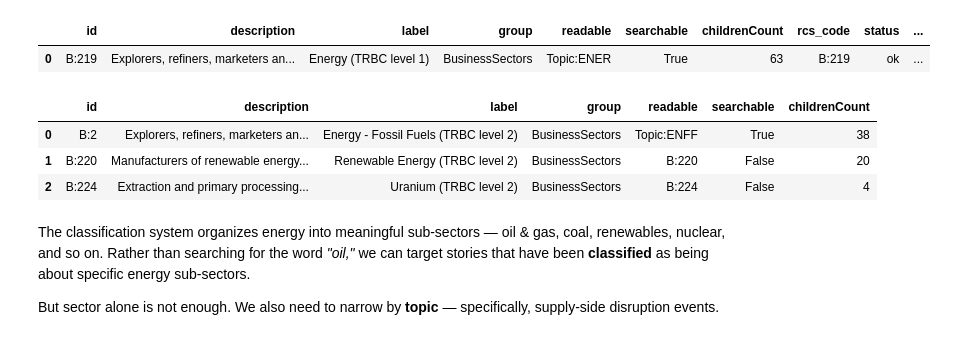
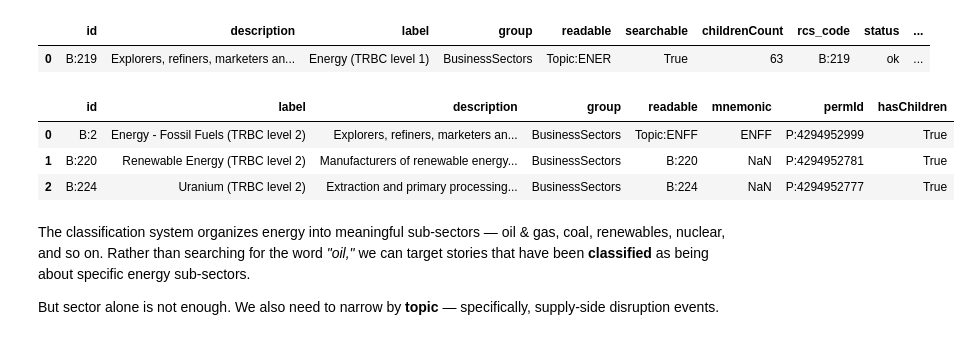
Before and after one commit to LSEG-API-Samples/Article.DataLibrary.Python.NewsSignals, a Jupyter notebook: energy_news_signals.ipynb, the cells around one changed output. Cells and saved outputs as stored; diff of their text form; code cells hidden in the pictures.

```diff
--- a/energy_news_signals.ipynb
+++ b/energy_news_signals.ipynb
@@ -134,13 +152,13 @@ energy_sector
 | 0 | B:219 | Explorers, refiners, marketers an... | Energy (TRBC level 1) | BusinessSectors | Topic:ENER | True | 63 | B:219 | ok | ... |
 # %%
 # What sub-sectors exist under Energy?
-energy_children = pd.concat([metadata.children(code) for code in ENERGY_SECTOR], ignore_index=True)
+energy_children = pd.concat([tokens.children(code) for code in ENERGY_SECTOR], ignore_index=True)
 energy_children
 # %% [output]
-|  | id | description | label | group | readable | searchable | childrenCount |
-| 0 | B:2 | Explorers, refiners, marketers an... | Energy - Fossil Fuels (TRBC level 2) | BusinessSectors | Topic:ENFF | True | 38 |
-| 1 | B:220 | Manufacturers of renewable energy... | Renewable Energy (TRBC level 2) | BusinessSectors | B:220 | False | 20 |
-| 2 | B:224 | Extraction and primary processing... | Uranium (TRBC level 2) | BusinessSectors | B:224 | False | 4 |
+|  | id | label | description | group | readable | mnemonic | permId | hasChildren |
+| 0 | B:2 | Energy - Fossil Fuels (TRBC level 2) | Explorers, refiners, marketers an... | BusinessSectors | Topic:ENFF | ENFF | P:4294952999 | True |
+| 1 | B:220 | Renewable Energy (TRBC level 2) | Manufacturers of renewable energy... | BusinessSectors | B:220 | NaN | P:4294952781 | True |
+| 2 | B:224 | Uranium (TRBC level 2) | Extraction and primary processing... | BusinessSectors | B:224 | NaN | P:4294952777 | True |
 # %% [markdown]
 The classification system organizes energy into meaningful sub-sectors — oil & gas, coal, renewables, nuclear, and so on. Rather than searching for the word *"oil,"* we can target stories that have been **classified** as being about specific energy sub-sectors.
 
```
Also changed, not shown: parts of 23 cells of this notebook, 15 other files.
